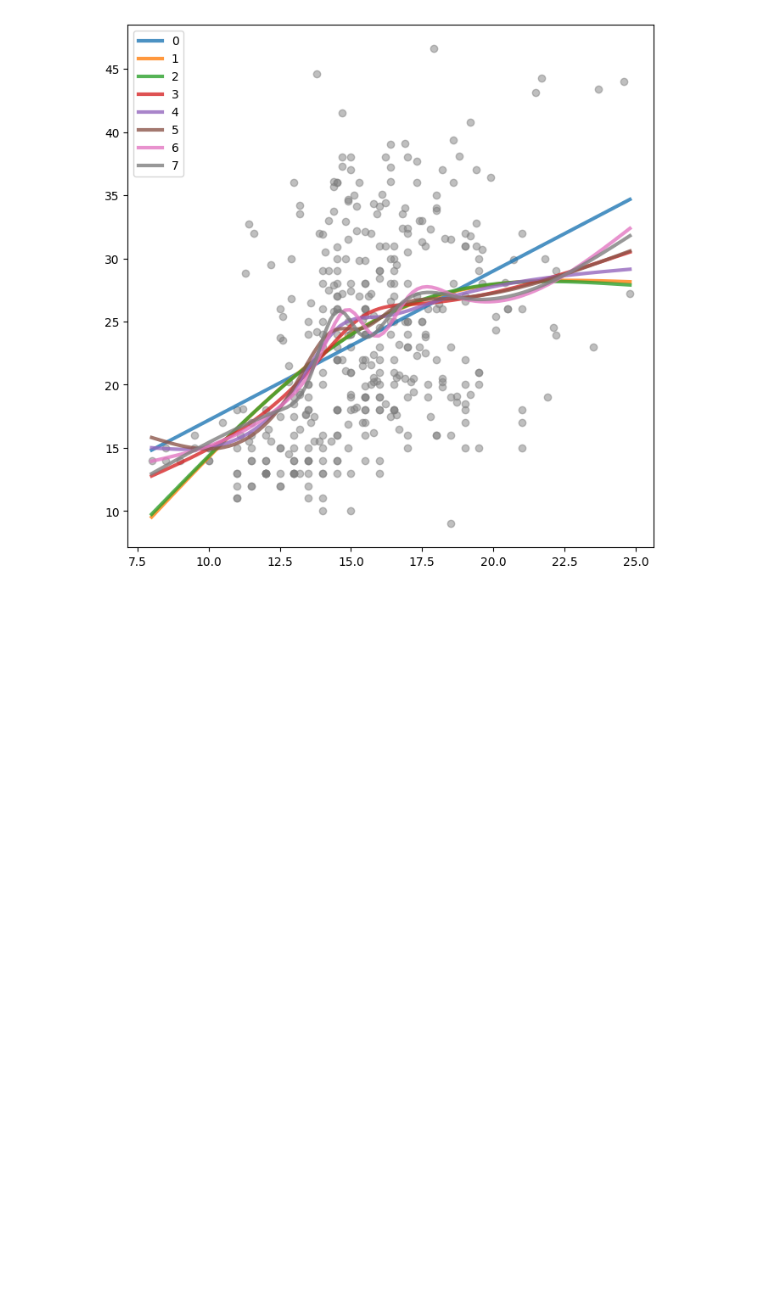
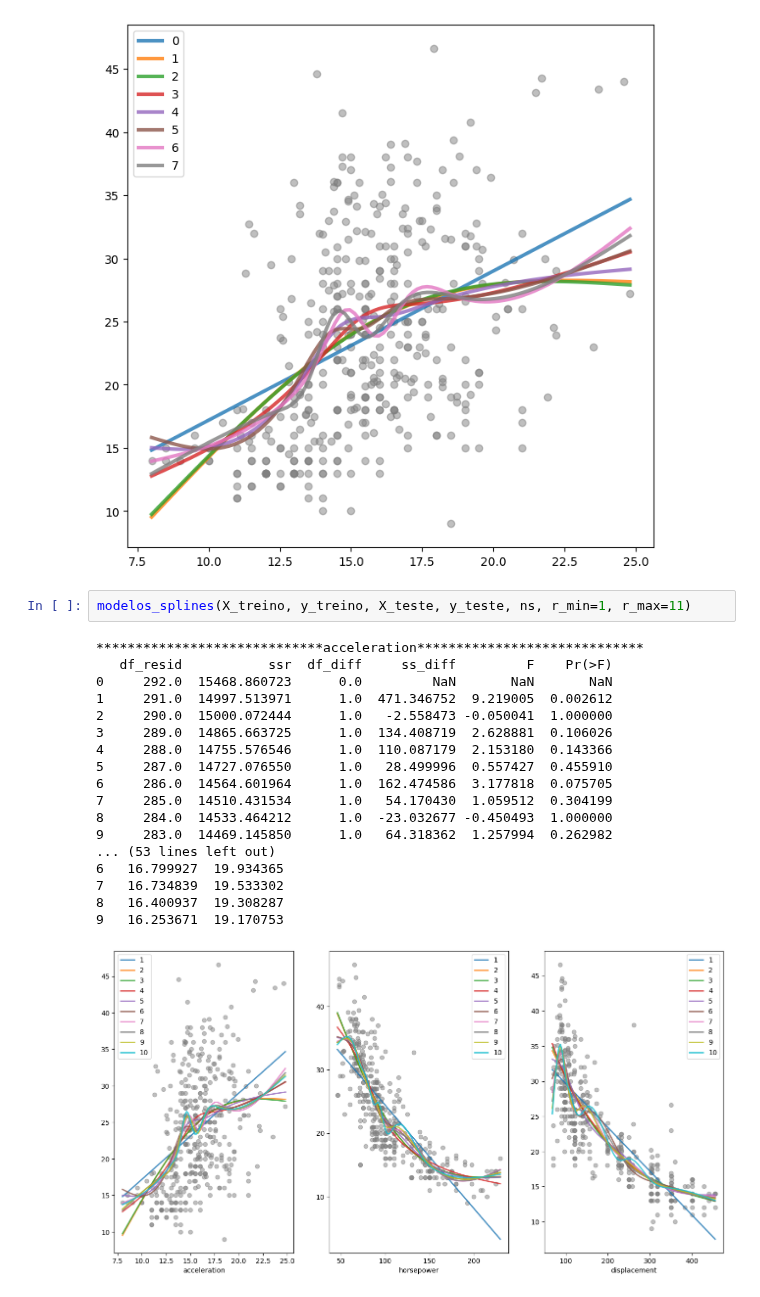
Before and after one commit to oliveira-silva-lucas/ISLP, a Jupyter notebook: Cap_07_Non_Linear_Modeling/Exercises/ex_cap_07_auto.ipynb, the cells around one changed output. Cells and saved outputs as stored; diff of their text form; blank space fills up the shorter version.

```diff
--- a/Cap_07_Non_Linear_Modeling/Exercises/ex_cap_07_auto.ipynb
+++ b/Cap_07_Non_Linear_Modeling/Exercises/ex_cap_07_auto.ipynb
@@ -347,3 +391,24 @@ for modelo, ms, i in zip(modelos_naturalspline, modeleladores_naturalspline, ran
 ax.legend();
 # %% [output]
 [figure]
+# %%
+modelos_splines(X_treino, y_treino, X_teste, y_teste, ns, r_min=1, r_max=11)
+# %% [output]
+*****************************acceleration*****************************
+   df_resid           ssr  df_diff     ss_diff         F    Pr(>F)
+0     292.0  15468.860723      0.0         NaN       NaN       NaN
+1     291.0  14997.513971      1.0  471.346752  9.219005  0.002612
+2     290.0  15000.072444      1.0   -2.558473 -0.050041  1.000000
+3     289.0  14865.663725      1.0  134.408719  2.628881  0.106026
+4     288.0  14755.576546      1.0  110.087179  2.153180  0.143366
+5     287.0  14727.076550      1.0   28.499996  0.557427  0.455910
+6     286.0  14564.601964      1.0  162.474586  3.177818  0.075705
+7     285.0  14510.431534      1.0   54.170430  1.059512  0.304199
+8     284.0  14533.464212      1.0  -23.032677 -0.450493  1.000000
+9     283.0  14469.145850      1.0   64.318362  1.257994  0.262982
+... (53 lines left out)
+6   16.799927  19.934365
+7   16.734839  19.533302
+8   16.400937  19.308287
+9   16.253671  19.170753
+[figure, added]
```
Also changed, not shown: parts of 22 cells of this notebook.
